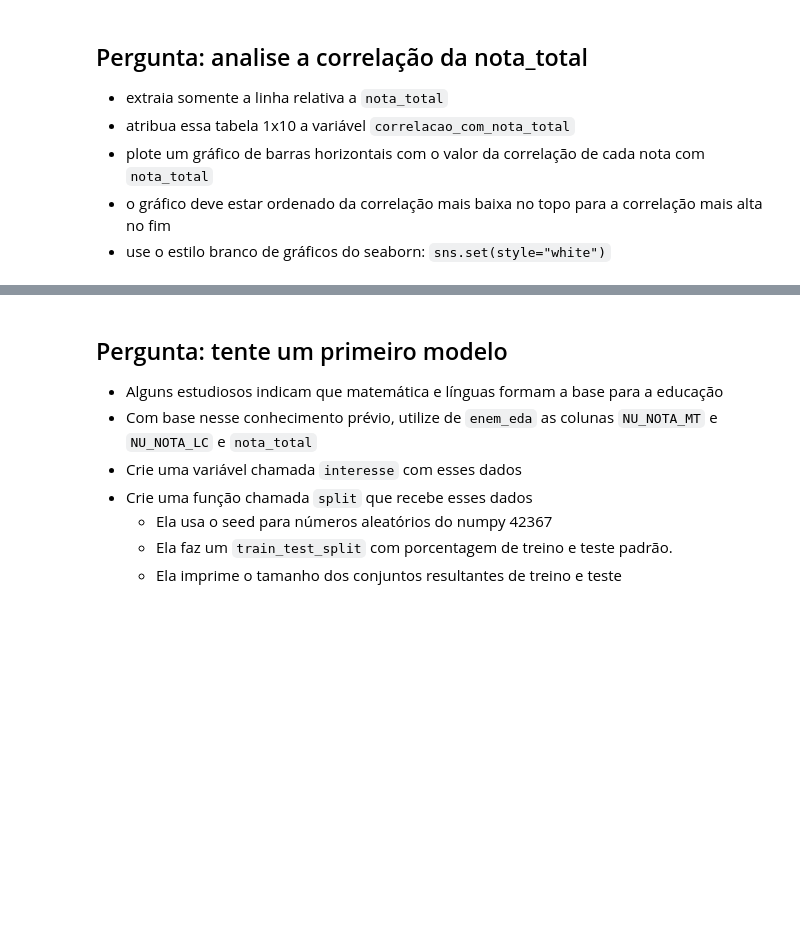
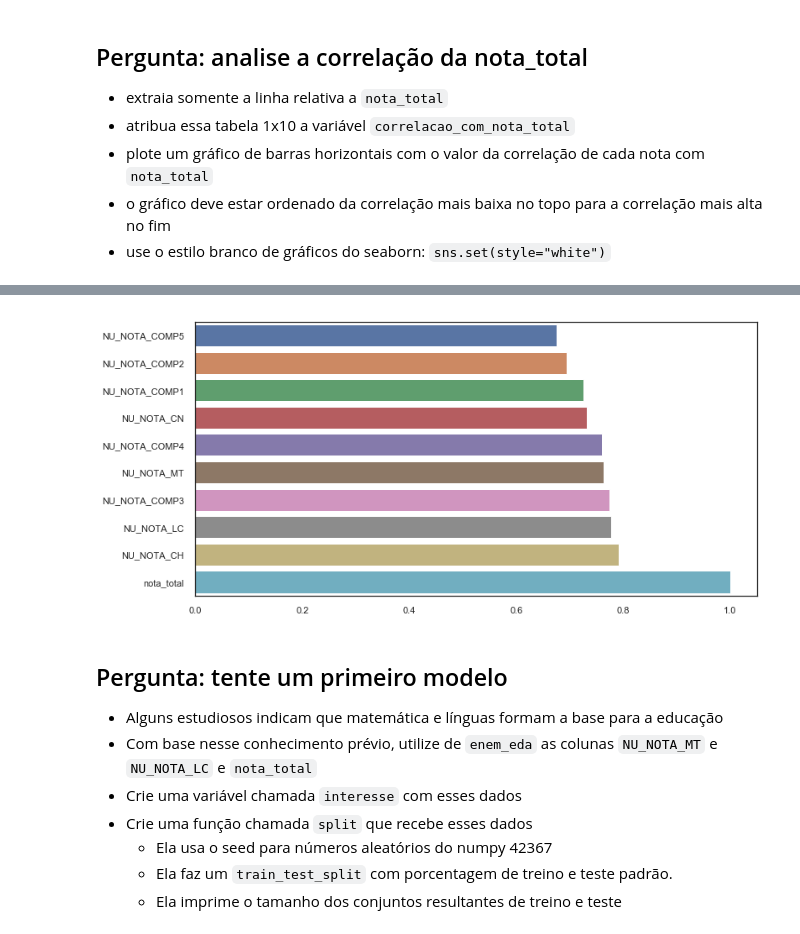
Before and after one commit to IgorNascAlves/Forma-o_Machine_Learning_Projeto_Alura, a Jupyter notebook: Formação_Machine_Learning_Projeto_Alura.ipynb, the cells around one changed output, grey strips where cells are left out. Cells and saved outputs as stored; diff of their text form; code cells hidden in the pictures; blank space fills up the shorter version.

```diff
--- a/Formação_Machine_Learning_Projeto_Alura.ipynb
+++ b/Formação_Machine_Learning_Projeto_Alura.ipynb
@@ -216,13 +245,15 @@ print(correlacao_com_nota_total)
 # %%
 # solução gráfico
 
 def plota_correlacao(dados):
     sns.set(style="white")
     plt.figure(figsize=(12, 6))
     corr = dados.corr()["nota_total"].sort_values()
     sns.barplot(y=corr.index, x=corr.values)
 
-plota_correlacao(correlacao_com_nota_total)
+plota_correlacao(enem_eda)
+# %% [output]
+[figure, added]
 # %% [markdown]
 ## Pergunta: tente um primeiro modelo
 
```
Also changed, not shown: parts of 7 cells of this notebook.
